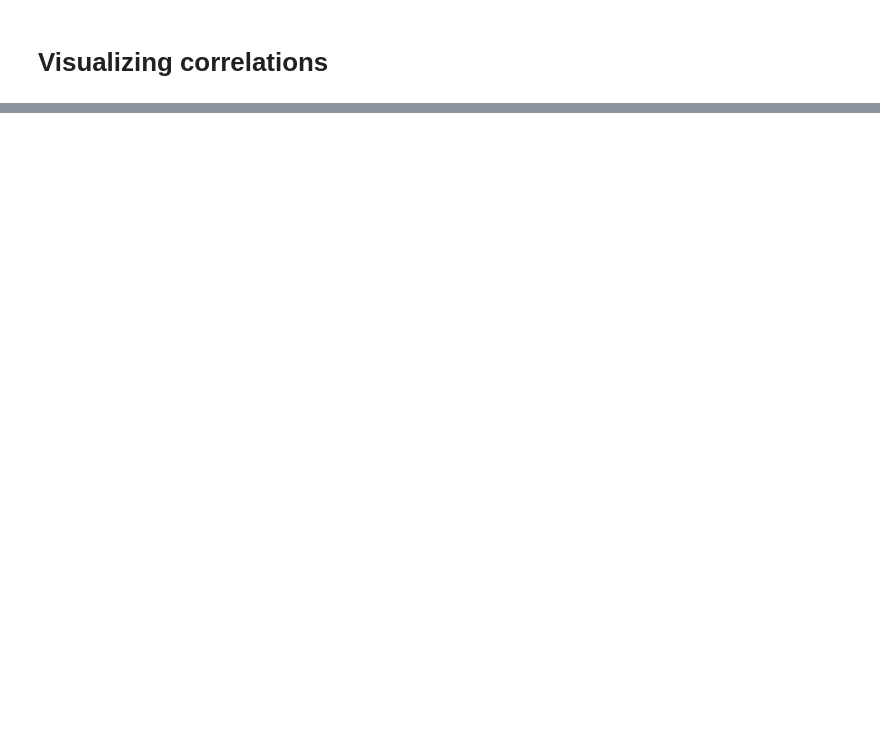
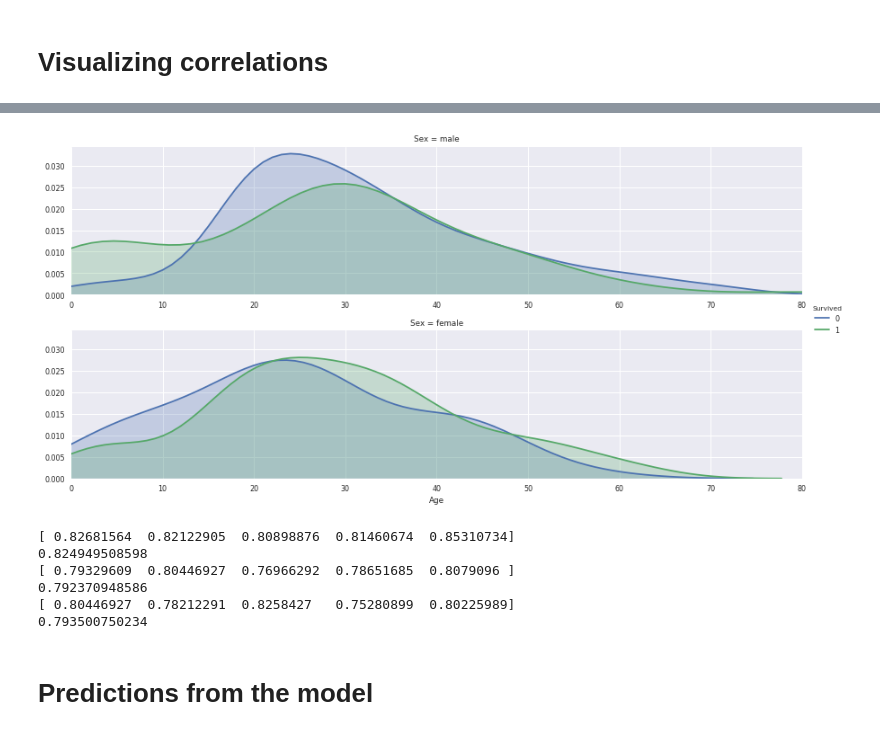
Before and after one commit to ichko/ml-playground, a Jupyter notebook: playground/titanic-hw.ipynb, the cells around one changed output, grey strips where cells are left out. Saved outputs shown, nothing was run; the diff lists cells and outputs as text; code cells hidden in the pictures; blank space fills up the shorter version.

```diff
--- a/playground/titanic-hw.ipynb
+++ b/playground/titanic-hw.ipynb
@@ -346,0 +331,37 @@ print(scores.mean())
+# %%
+def plot_distribution( df , var , target , **kwargs ):
+    row = kwargs.get( 'row' , None )
+    col = kwargs.get( 'col' , None )
+    facet = sns.FacetGrid( df , hue=target , aspect=4 , row = row , col = col )
+    facet.map( sns.kdeplot , var , shade= True )
+    facet.set( xlim=( 0 , df[ var ].max() ) )
+    facet.add_legend()
+# %%
+plot_distribution( train , var = 'Age' , target = 'Survived' , row = 'Sex' )
+# %% [output]
+[figure, added]
+# %%
+
+
+svc_model = SVC(random_state=88)
+logistic_model = LogisticRegression(random_state=888)
+random_model = RandomForestClassifier(random_state=88)
+
+scores = cross_val_score(svc_model, transformer.fit_transform(train.drop(['Survived'], axis=1)), train['Survived'], cv=5)
+print(scores)
+print(scores.mean())
+scores = cross_val_score(logistic_model, transformer.fit_transform(train.drop(['Survived'], axis=1)), train['Survived'], cv=5)
+print(scores)
+print(scores.mean())
+scores = cross_val_score(random_model, transformer.fit_transform(train.drop(['Survived'], axis=1)), train['Survived'], cv=5)
+print(scores)
+print(scores.mean())
+# %% [output]
+[ 0.82681564  0.82122905  0.80898876  0.81460674  0.85310734]
+0.824949508598
+[ 0.79329609  0.80446927  0.76966292  0.78651685  0.8079096 ]
+0.792370948586
+[ 0.80446927  0.78212291  0.8258427   0.75280899  0.80225989]
+0.793500750234
+# %% [markdown]
+# Predictions from the model
```
Also changed, not shown: parts of 33 cells of this notebook, 12 other files.
